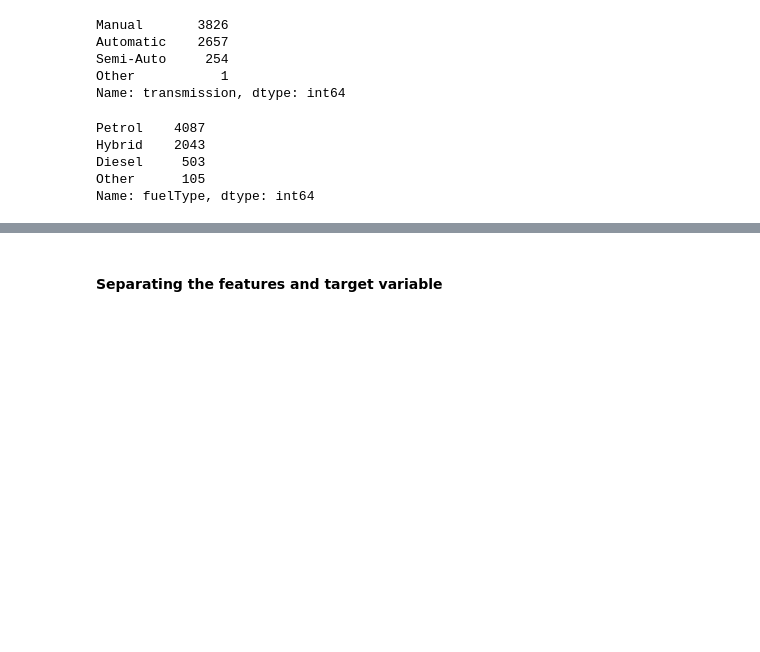
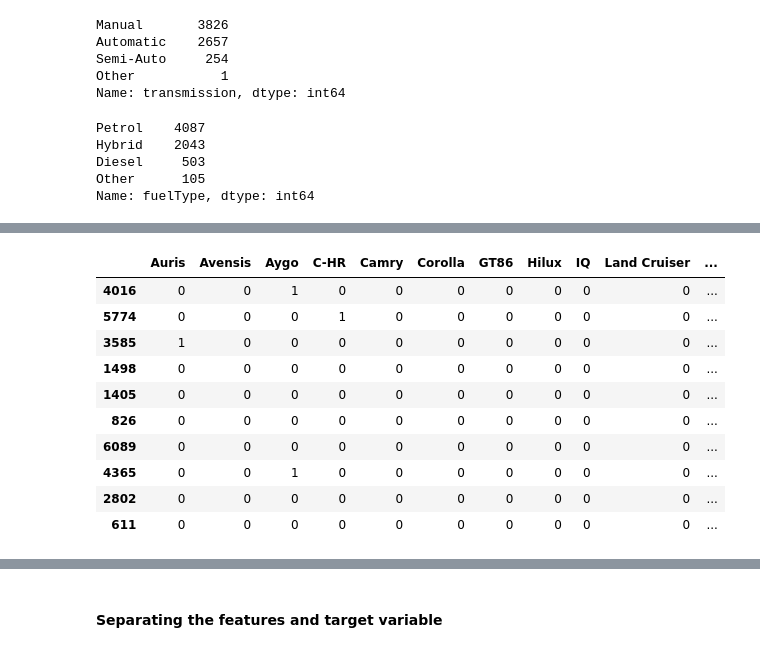
Before and after one commit to saadibna/toyota_used_car_analysis, a Jupyter notebook: toyota_used_car_EDA.ipynb, the cells around one changed output, grey strips where cells are left out. Cells and saved outputs as stored; diff of their text form; code cells hidden in the pictures; blank space fills up the shorter version.

```diff
--- a/toyota_used_car_EDA.ipynb
+++ b/toyota_used_car_EDA.ipynb
@@ -103,0 +201,15 @@ Name: fuelType, dtype: int64
+# %%
+df_model = pd.get_dummies(df["model"])
+display(df_model.sample(10))
+# %% [output]
+|  | Auris | Avensis | Aygo | C-HR | Camry | Corolla | GT86 | Hilux | IQ | Land Cruiser | ... |
+| 4016 | 0 | 0 | 1 | 0 | 0 | 0 | 0 | 0 | 0 | 0 | ... |
+| 5774 | 0 | 0 | 0 | 1 | 0 | 0 | 0 | 0 | 0 | 0 | ... |
+| 3585 | 1 | 0 | 0 | 0 | 0 | 0 | 0 | 0 | 0 | 0 | ... |
+| 1498 | 0 | 0 | 0 | 0 | 0 | 0 | 0 | 0 | 0 | 0 | ... |
+| 1405 | 0 | 0 | 0 | 0 | 0 | 0 | 0 | 0 | 0 | 0 | ... |
+| 826 | 0 | 0 | 0 | 0 | 0 | 0 | 0 | 0 | 0 | 0 | ... |
+| 6089 | 0 | 0 | 0 | 0 | 0 | 0 | 0 | 0 | 0 | 0 | ... |
+| 4365 | 0 | 0 | 1 | 0 | 0 | 0 | 0 | 0 | 0 | 0 | ... |
+| 2802 | 0 | 0 | 0 | 0 | 0 | 0 | 0 | 0 | 0 | 0 | ... |
+| 611 | 0 | 0 | 0 | 0 | 0 | 0 | 0 | 0 | 0 | 0 | ... |
```
Also changed, not shown: parts of 18 cells of this notebook.
